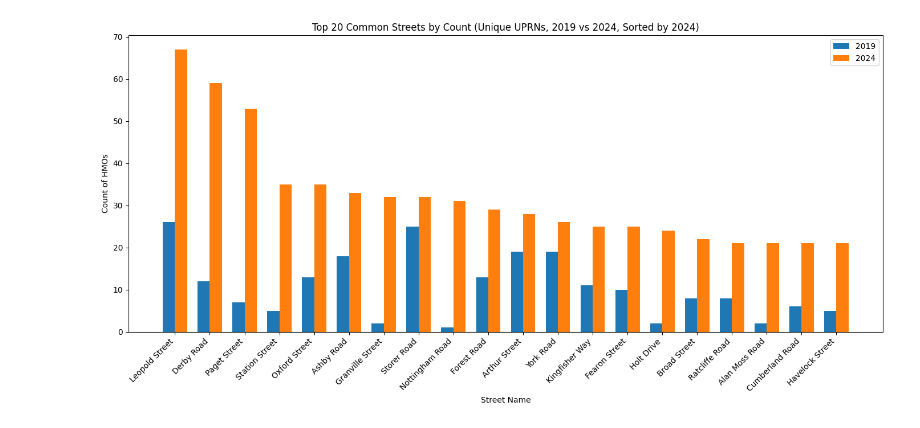
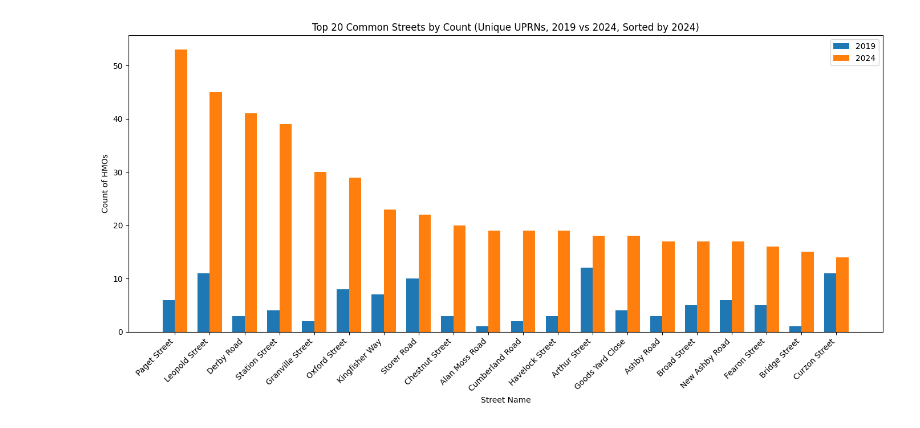
Before and after one commit to KoalaGeo/HMO_Registry_Notebooks, a Jupyter notebook: HMO_2019_2024_Loughborough.ipynb, the cells around one changed output. Drawn from its saved outputs; the diff is of its cells as text; code cells hidden in the pictures.

```diff
--- a/HMO_2019_2024_Loughborough.ipynb
+++ b/HMO_2019_2024_Loughborough.ipynb
@@ -153,11 +203,11 @@ dtype: object
 # %%
-if df_2019_original is not None and df_2024_original is not None:
+if df_2019_cleaned is not None and df_2024_cleaned is not None:
     # Filter for unique UPRNs and get street counts for 2019
-    df_2019_unique = df_2019_original.drop_duplicates(subset='uprn')
+    df_2019_unique = df_2019_cleaned.drop_duplicates(subset='uprn')
     street_counts2019 = df_2019_unique['street'].value_counts().to_dict()
 
     # Filter for unique UPRNs and get street counts for 2024
-    df_2024_unique = df_2024_original.drop_duplicates(subset='uprn')
+    df_2024_unique = df_2024_cleaned.drop_duplicates(subset='uprn')
     street_counts2024 = df_2024_unique['street'].value_counts().to_dict()
 
     # Sort and get top for 2019
@@ -170,7 +220,7 @@ if df_2019_original is not None and df_2024_original is not None:
     street_names_2024 = list(top_streets_2024.keys())
     street_counts_values_2024 = list(top_streets_2024.values())
 
-    # Find common top 10 streets
+    # Find common streets
     common_streets = list(set(street_names_2019).intersection(set(street_names_2024)))
 
     # Filter data for common streets
@@ -200,13 +250,13 @@ else:
 # %%
 import matplotlib.pyplot as plt
 
-if df_2019_original is not None and df_2024_original is not None:
+if df_2019_cleaned is not None and df_2024_cleaned is not None:
     # Filter for unique UPRNs and get street counts for 2019
-    df_2019_unique = df_2019_original.drop_duplicates(subset='uprn')
+    df_2019_unique = df_2019_cleaned.drop_duplicates(subset='uprn')
     street_counts2019 = df_2019_unique['street'].value_counts().to_dict()
 
     # Filter for unique UPRNs and get street counts for 2024
-    df_2024_unique = df_2024_original.drop_duplicates(subset='uprn')
+    df_2024_unique = df_2024_cleaned.drop_duplicates(subset='uprn')
     street_counts2024 = df_2024_unique['street'].value_counts().to_dict()
 
     # Sort and get top for 2019
@@ -229,31 +279,31 @@ if df_2019_original is not None and df_2024_original is not None:
     # Combine common streets with counts for sorting
     combined_data = list(zip(common_streets, counts_2019_common, counts_2024_common))
 
     # Sort by 2024 counts in descending order
     sorted_data = sorted(combined_data, key=lambda x: x[2], reverse=True)
 
     # Extract sorted data for plotting, limiting to the top 20
     sorted_streets = [item[0] for item in sorted_data[:20]]
     sorted_counts_2019 = [item[1] for item in sorted_data[:20]]
     sorted_counts_2024 = [item[2] for item in sorted_data[:20]]
 
     # Create the grouped bar chart
     x = range(len(sorted_streets))
     width = 0.35
 
     plt.figure(figsize=(14, 7))
     plt.bar([i - width/2 for i in x], sorted_counts_2019, width, label='2019')
     plt.bar([i + width/2 for i in x], sorted_counts_2024, width, label='2024')
 
     plt.xlabel('Street Name')
     plt.ylabel('Count of HMOs')
     plt.title('Top 20 Common Streets by Count (Unique UPRNs, 2019 vs 2024, Sorted by 2024)')
     plt.xticks(x, sorted_streets, rotation=45, ha='right')
     plt.legend()
     plt.tight_layout()
     plt.show()
 
 else:
     print("Failed to load data.")
 # %% [output]
-[figure, old version]
+[figure, new version]
```
Also changed, not shown: parts of 14 cells of this notebook.
